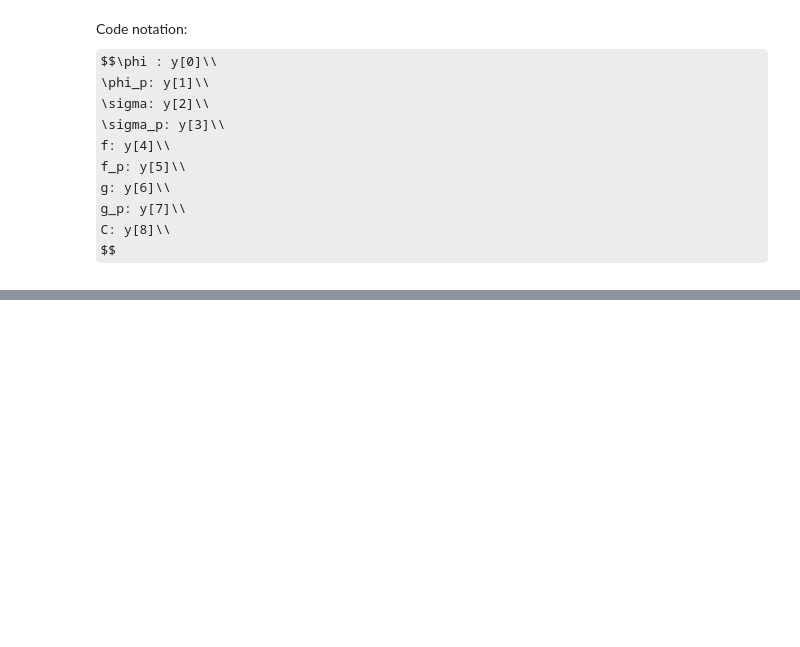
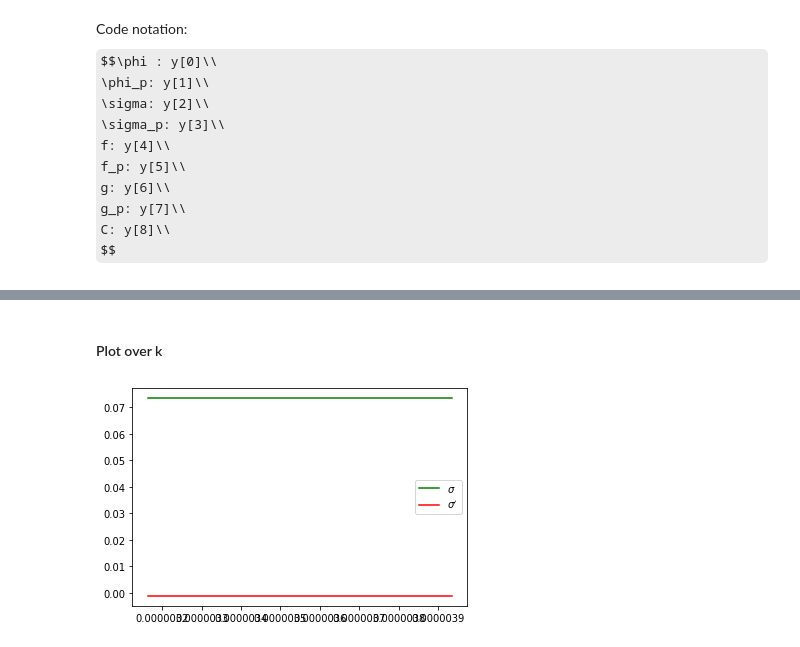
Before and after one commit to nbolis/Reheat_Entanglement, a Jupyter notebook: RehEntang_ODE.ipynb, the cells around one changed output, grey strips where cells are left out. Saved outputs shown, nothing was run; the diff lists cells and outputs as text; code cells hidden in the pictures; some formulas as TeX source; blank space fills up the shorter version.

```diff
--- a/RehEntang_ODE.ipynb
+++ b/RehEntang_ODE.ipynb
@@ -314,0 +352,11 @@ ode_simp = ode_solver(10,-1000,0.1,0.1,0.7,0.1,0.1,0,0)
+# %%
+def k_solve(k_list, n_k_min, n_k_max, t0, nu_s, g, phi0, phip0, s0, s_prime0, c0):
+    k_sol = []
+    k_listrange = k_list[n_k_min:n_k_max]
+    for i, k in enumerate(k_listrange):
+        ode_simp = ode_solver(k,t0, nu_s, g, phi0, phip0, s0, s_prime0, c0)
+        k_sol.append(ode_simp.y[:,-1])  # picks out value at end of inflation (last calcualted time)
+        print(i, end="\r")
+    return k_sol, k_listrange
+# %%
+k_sol1 = k_solve(ks, 100, 120, tau0, 1.5 ,0.1 ,0.7,0.1,0.1,0,0)
@@ -314,0 +365,4 @@ ode_simp = ode_solver(10,-1000,0.1,0.1,0.7,0.1,0.1,0,0)
+# %%
+modes = np.asarray(k_sol1[0])
+krange = np.asarray(k_sol1[1])
+modes.shape
@@ -314,0 +373,10 @@ ode_simp = ode_solver(10,-1000,0.1,0.1,0.7,0.1,0.1,0,0)
+# %%
+phik = modes[:,0]
+phipk = modes[:,1]
+sigmak= modes[:,2]
+sigmapk= modes[:,3]
+fk = modes[:,4]
+fpk = modes[:,5]
+gk = modes[:,6]
+gpk = modes[:,7]
+Ck = modes[:,8]
@@ -362,0 +433,9 @@ plt.show()
+# %% [markdown]
+#### Plot over k
+# %%
+plt.plot(krange, sigmak.real, 'g',label='$\sigma$')
+plt.plot(krange, sigmapk.real, 'r',label='$\sigma^{\prime}$')
+plt.legend()
+plt.show()
+# %% [output]
+[figure, added]
```
Also changed, not shown: parts of 33 cells of this notebook.
